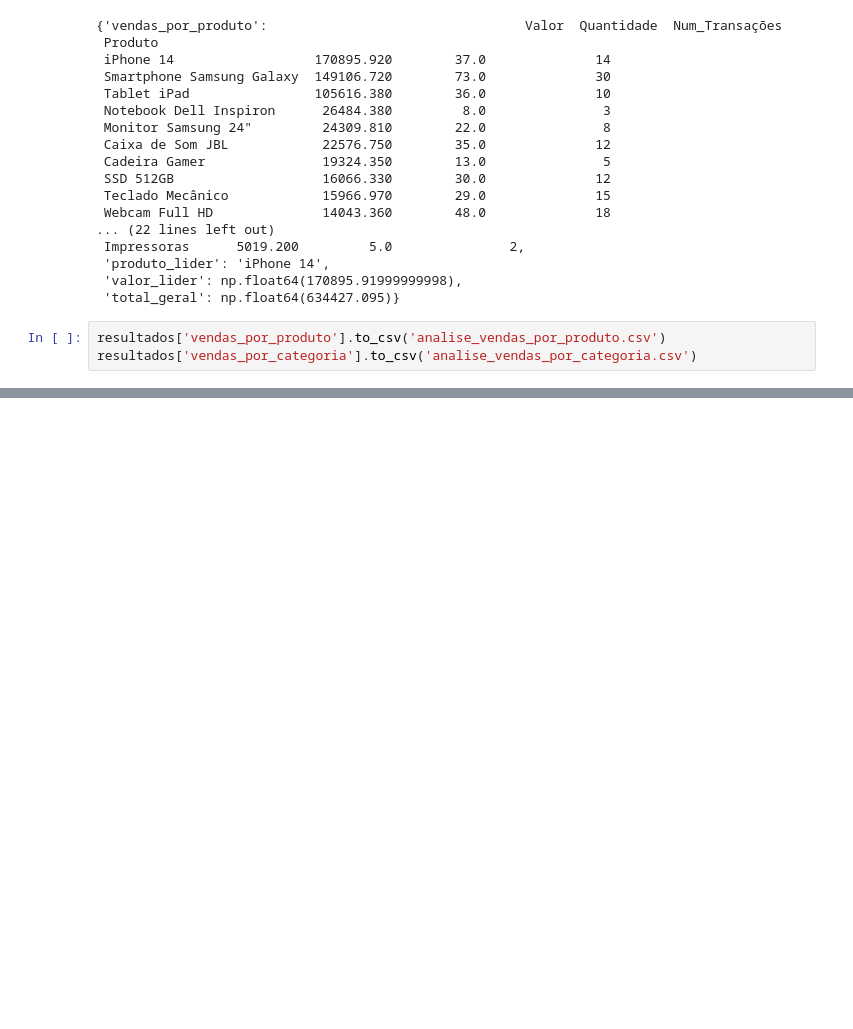
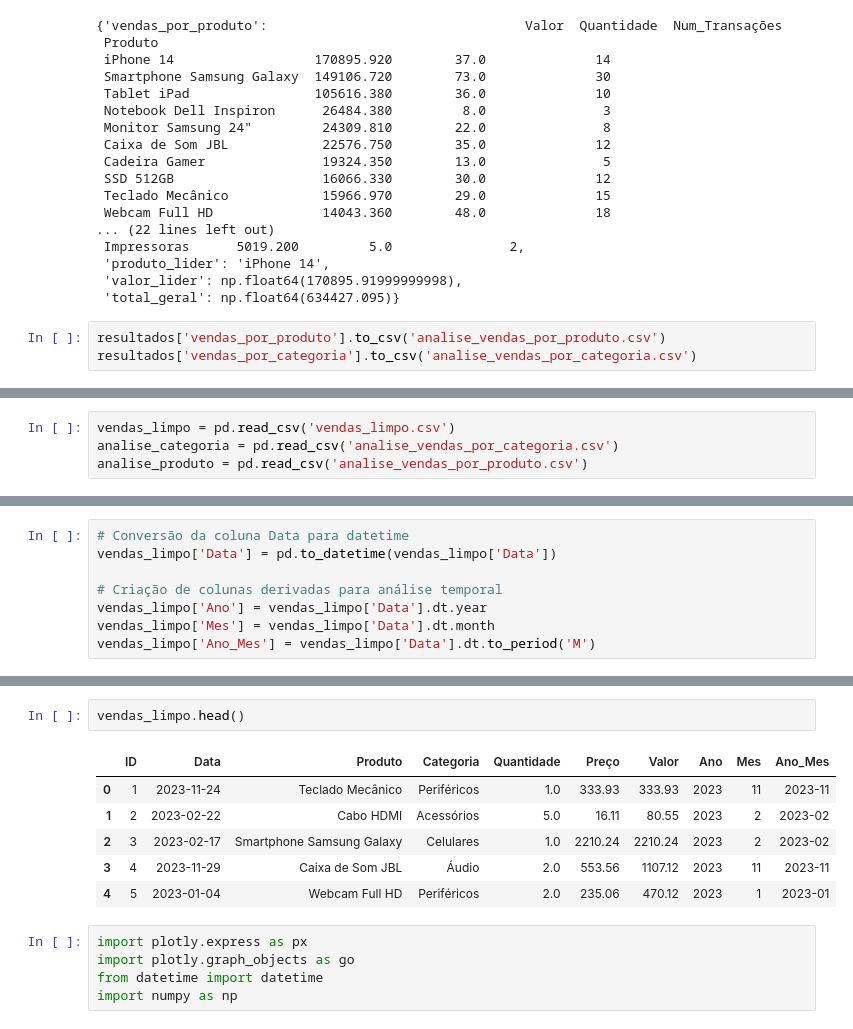
Before and after one commit to carlsnog/Teste_Analytics_CarlosNogueira, a Jupyter notebook: limpeza_analise_venda.ipynb, the cells around one changed output, grey strips where cells are left out. Drawn from its saved outputs; the diff is of its cells as text; blank space fills up the shorter version.

Commit message:
add: analise final

```diff
--- a/limpeza_analise_venda.ipynb
+++ b/limpeza_analise_venda.ipynb
@@ -476,0 +481,4 @@ resultados['vendas_por_categoria'].to_csv('analise_vendas_por_categoria.csv')
+# %%
+vendas_limpo = pd.read_csv('vendas_limpo.csv')
+analise_categoria = pd.read_csv('analise_vendas_por_categoria.csv')
+analise_produto = pd.read_csv('analise_vendas_por_produto.csv')
@@ -476,0 +502,8 @@ resultados['vendas_por_categoria'].to_csv('analise_vendas_por_categoria.csv')
+# %%
+# Conversão da coluna Data para datetime
+vendas_limpo['Data'] = pd.to_datetime(vendas_limpo['Data'])
+
+# Criação de colunas derivadas para análise temporal
+vendas_limpo['Ano'] = vendas_limpo['Data'].dt.year
+vendas_limpo['Mes'] = vendas_limpo['Data'].dt.month
+vendas_limpo['Ano_Mes'] = vendas_limpo['Data'].dt.to_period('M')
@@ -476,0 +619,14 @@ resultados['vendas_por_categoria'].to_csv('analise_vendas_por_categoria.csv')
+# %%
+vendas_limpo.head()
+# %% [output]
+|  | ID | Data | Produto | Categoria | Quantidade | Preço | Valor | Ano | Mes | Ano_Mes |
+| 0 | 1 | 2023-11-24 | Teclado Mecânico | Periféricos | 1.0 | 333.93 | 333.93 | 2023 | 11 | 2023-11 |
+| 1 | 2 | 2023-02-22 | Cabo HDMI | Acessórios | 5.0 | 16.11 | 80.55 | 2023 | 2 | 2023-02 |
+| 2 | 3 | 2023-02-17 | Smartphone Samsung Galaxy | Celulares | 1.0 | 2210.24 | 2210.24 | 2023 | 2 | 2023-02 |
+| 3 | 4 | 2023-11-29 | Caixa de Som JBL | Áudio | 2.0 | 553.56 | 1107.12 | 2023 | 11 | 2023-11 |
+| 4 | 5 | 2023-01-04 | Webcam Full HD | Periféricos | 2.0 | 235.06 | 470.12 | 2023 | 1 | 2023-01 |
+# %%
+import plotly.express as px
+import plotly.graph_objects as go
+from datetime import datetime
+import numpy as np
```
Also changed, not shown: parts of 30 cells of this notebook, 5 other files.
